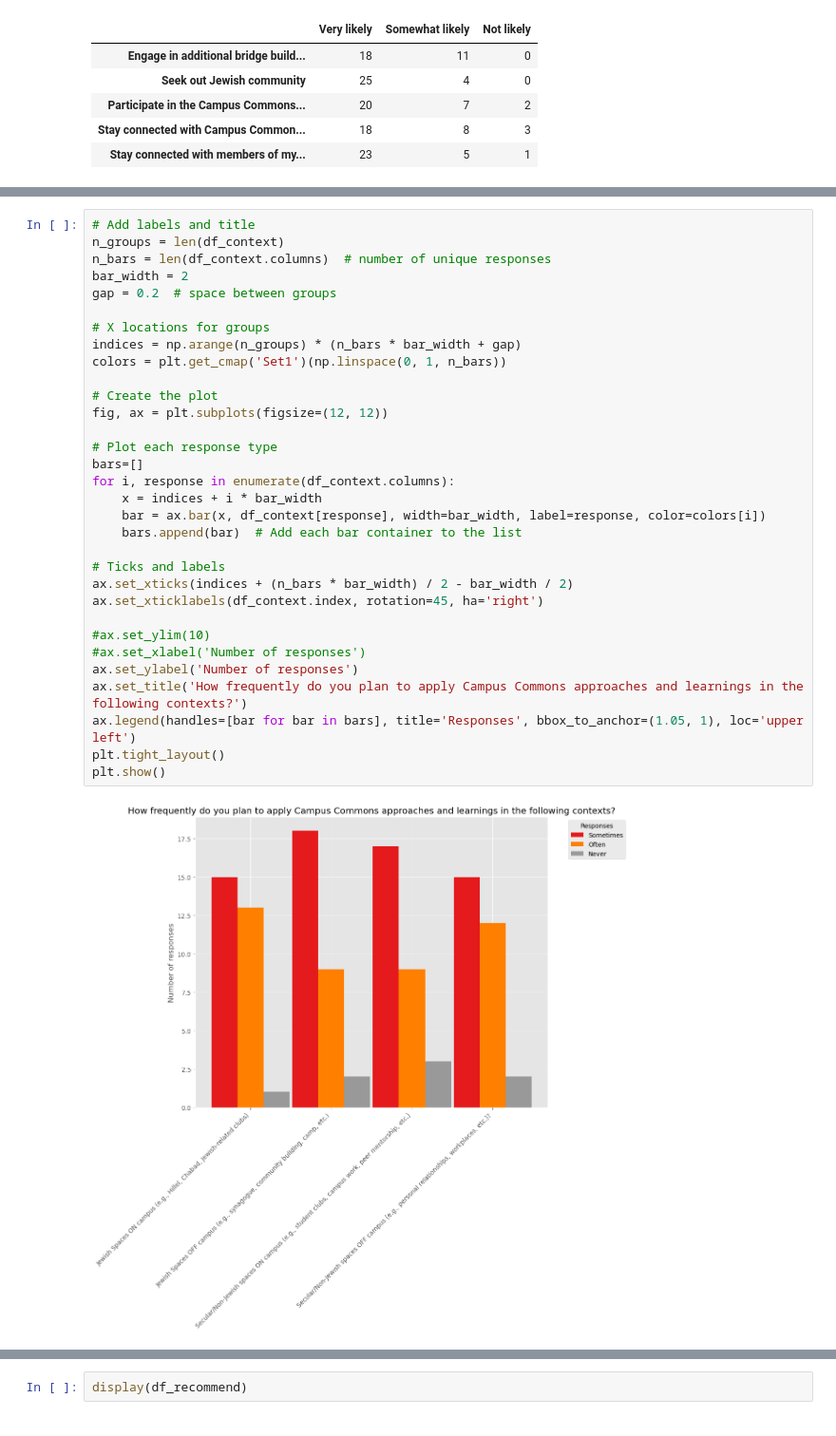
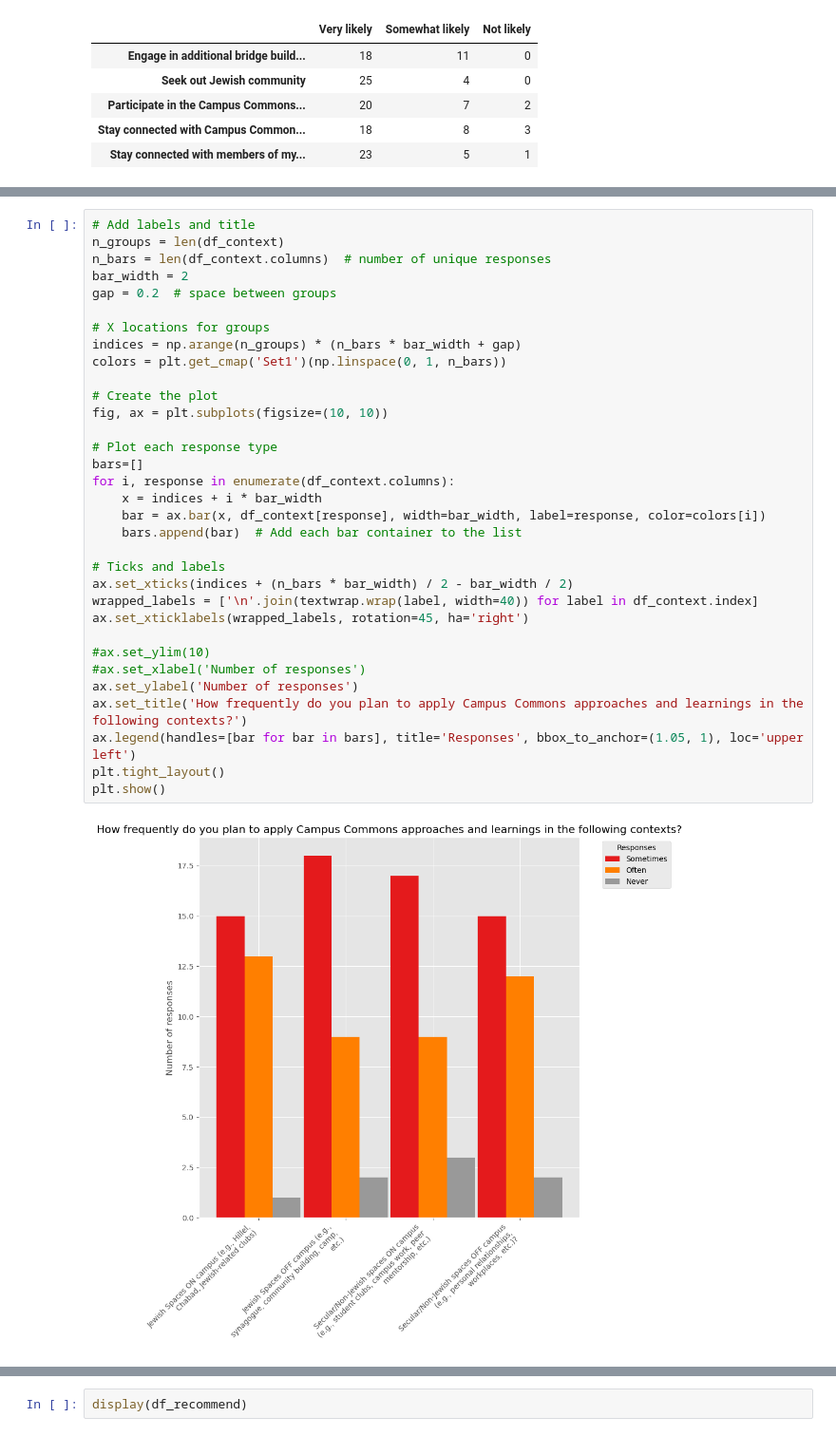
Before and after one commit to LDeYoung17/the-bronfman-fellowship, a Jupyter notebook: eda.ipynb, the cells around one changed output, grey strips where cells are left out. Shown at 95% size. Saved outputs shown, nothing was run; the diff lists cells and outputs as text.

Commit message:
fixed x-labels

```diff
--- a/eda.ipynb
+++ b/eda.ipynb
@@ -344,36 +347,37 @@ plt.show()
 # Add labels and title
 n_groups = len(df_context)
 n_bars = len(df_context.columns)  # number of unique responses
 bar_width = 2
 gap = 0.2  # space between groups
 
 # X locations for groups
 indices = np.arange(n_groups) * (n_bars * bar_width + gap)
 colors = plt.get_cmap('Set1')(np.linspace(0, 1, n_bars))
 
 # Create the plot
-fig, ax = plt.subplots(figsize=(12, 12))
+fig, ax = plt.subplots(figsize=(10, 10))
 
 # Plot each response type
 bars=[]
 for i, response in enumerate(df_context.columns):
     x = indices + i * bar_width
     bar = ax.bar(x, df_context[response], width=bar_width, label=response, color=colors[i])
     bars.append(bar)  # Add each bar container to the list
 
 # Ticks and labels
 ax.set_xticks(indices + (n_bars * bar_width) / 2 - bar_width / 2)
-ax.set_xticklabels(df_context.index, rotation=45, ha='right')
+wrapped_labels = ['\n'.join(textwrap.wrap(label, width=40)) for label in df_context.index]
+ax.set_xticklabels(wrapped_labels, rotation=45, ha='right')
 
 #ax.set_ylim(10)
 #ax.set_xlabel('Number of responses')
 ax.set_ylabel('Number of responses')
 ax.set_title('How frequently do you plan to apply Campus Commons approaches and learnings in the following contexts?')
 ax.legend(handles=[bar for bar in bars], title='Responses', bbox_to_anchor=(1.05, 1), loc='upper left')
 plt.tight_layout()
 plt.show()
 # %% [output]
-[figure, old version]
+[figure, new version]
 # %%
 # Add labels and title
 n_groups = len(df_importance)
```
Also changed, not shown: parts of 9 cells of this notebook.
